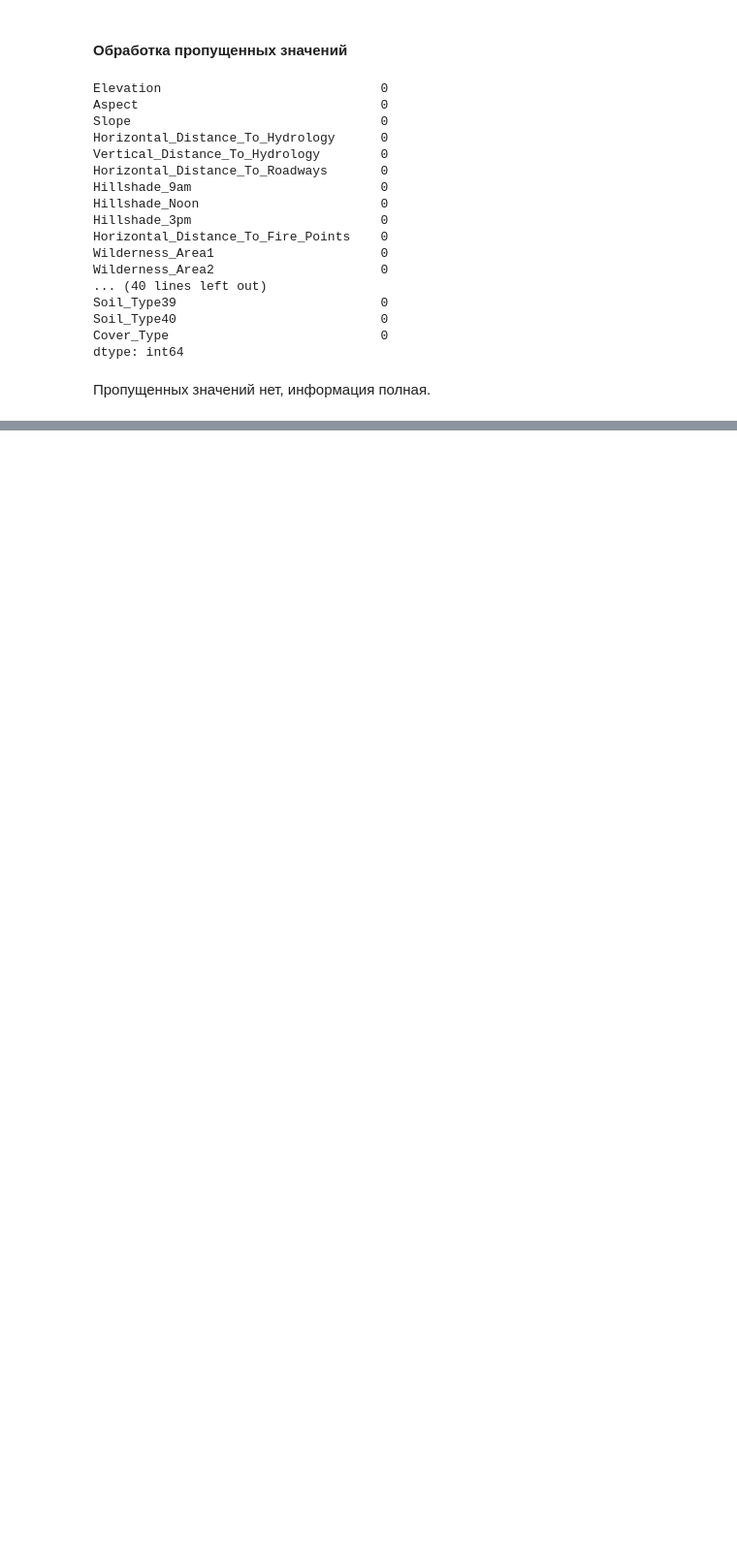
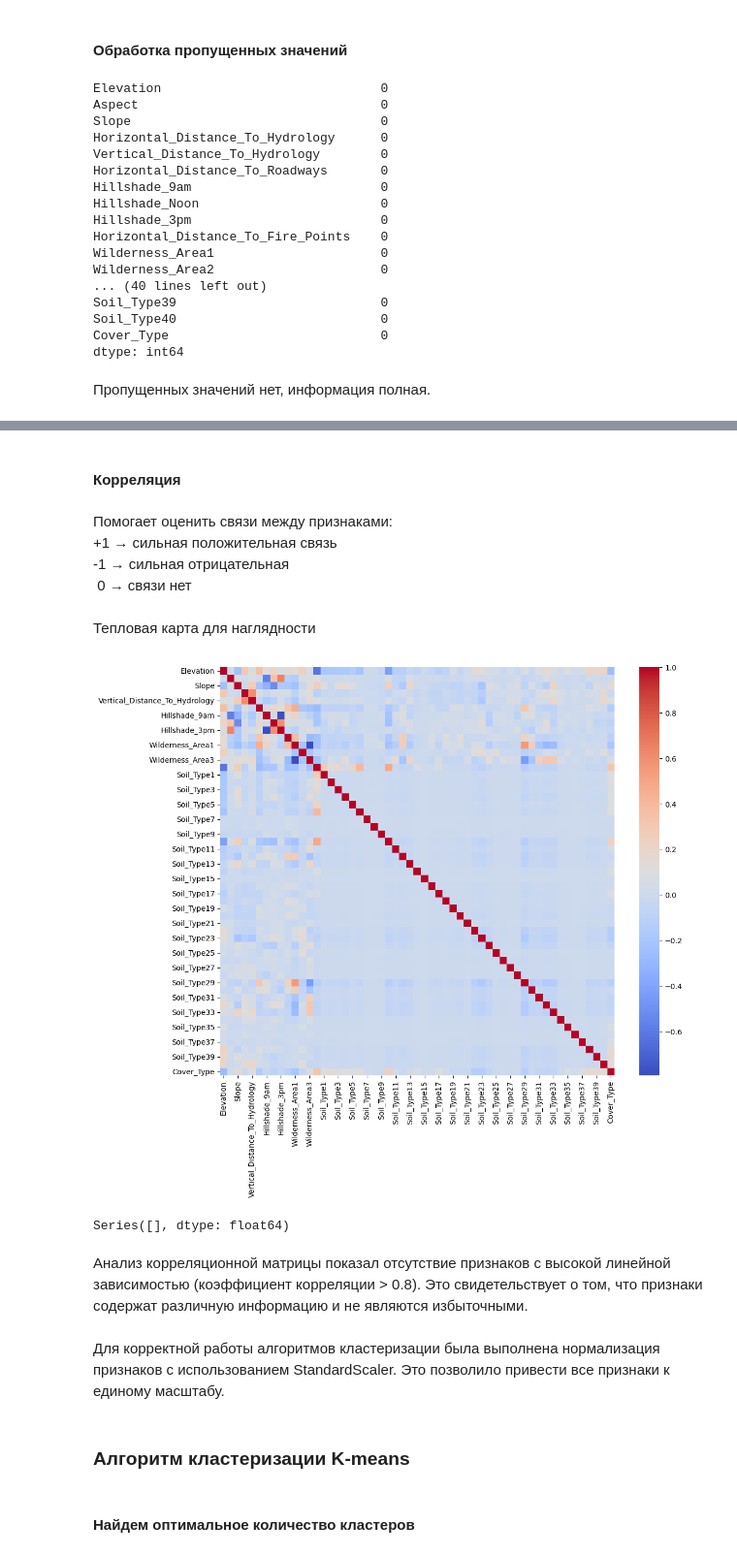
Before and after one commit to sofyak0zyreva/ml-course, a Jupyter notebook: homework/task6.ipynb, the cells around one changed output, grey strips where cells are left out. Shown at 97% size. Drawn from its saved outputs; the diff is of its cells as text; code cells hidden in the pictures; blank space fills up the shorter version.

Commit message:
feat: k-means implementation

```diff
--- a/homework/task6.ipynb
+++ b/homework/task6.ipynb
@@ -110,0 +159,25 @@ dtype: int64
+# %% [markdown]
+#### Корреляция
+# %% [markdown]
+Помогает оценить связи между признаками:\
++1 → сильная положительная связь\
+-1 → сильная отрицательная\
+&nbsp;0 → связи нет
+# %% [markdown]
+Тепловая карта для наглядности
+# %%
+corr = df.corr()
+plt.figure(figsize=(12, 10))
+sns.heatmap(corr, cmap='coolwarm')
+plt.show()
+# %% [output]
+[figure, added]
+# %%
+upper = corr.where(np.triu(np.ones(corr.shape), k=1).astype(bool))
+high_corr_pairs = upper.stack().sort_values(ascending=False)
+print(high_corr_pairs[high_corr_pairs > 0.8])
+# %% [output]
+Series([], dtype: float64)
+# %% [markdown]
+Анализ корреляционной матрицы показал отсутствие признаков с высокой линейной зависимостью (коэффициент корреляции > 0.8).
+Это свидетельствует о том, что признаки содержат различную информацию и не являются избыточными.
@@ -110,0 +190,5 @@ dtype: int64
+# %% [markdown]
+Для корректной работы алгоритмов кластеризации была выполнена нормализация признаков с использованием StandardScaler.
+Это позволило привести все признаки к единому масштабу.
+# %% [markdown]
+### Алгоритм кластеризации K-means
@@ -110,0 +267,2 @@ dtype: int64
+# %% [markdown]
+#### Найдем оптимальное количество кластеров
```
Also changed, not shown: parts of 20 cells of this notebook.
